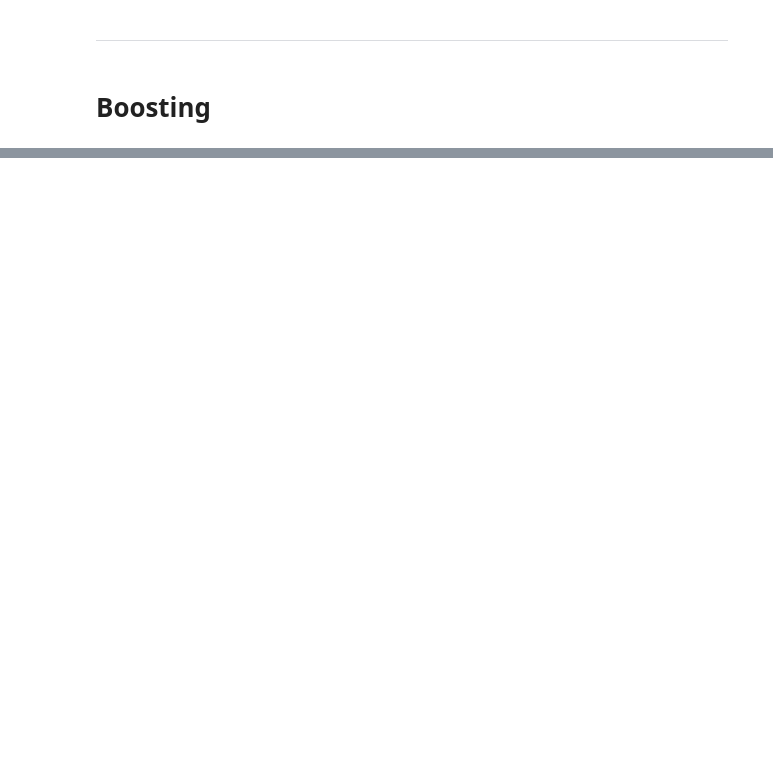
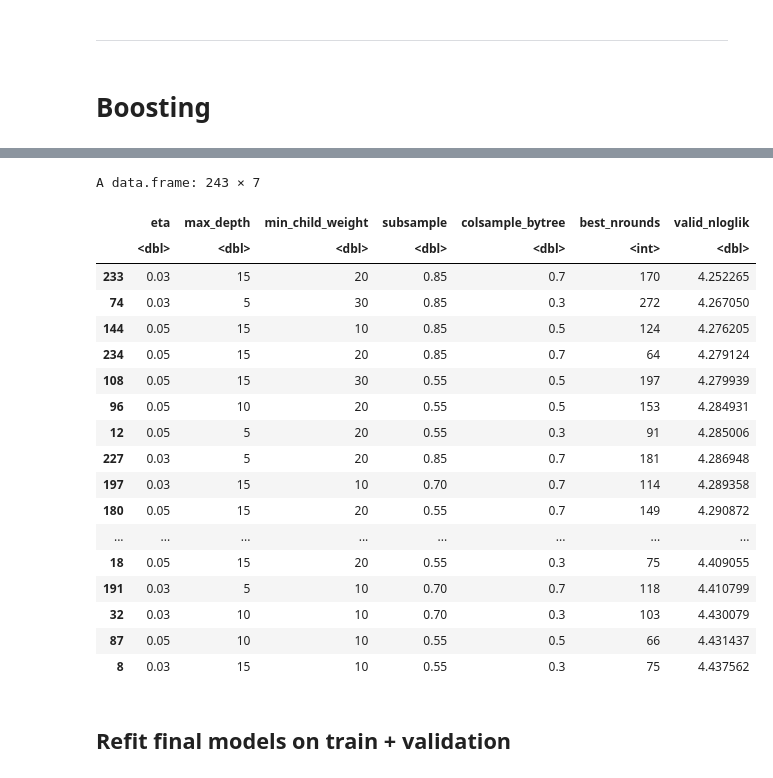
Before and after one commit to harrisdurrani/data_mining_project, a Jupyter notebook: Ensemble Tree Methods (R code).ipynb, the cells around one changed output, grey strips where cells are left out. Drawn from its saved outputs; the diff is of its cells as text; code cells hidden in the pictures; blank space fills up the shorter version.

```diff
--- a/Ensemble Tree Methods (R code).ipynb
+++ b/Ensemble Tree Methods (R code).ipynb
@@ -1324,0 +1600,25 @@ A data.frame: 2 × 2
+# %%
+dfc_xgb_valid_results <- dfc_xgb_valid_results[order(dfc_xgb_valid_results$valid_nloglik), ]
+dfc_xgb_valid_results
+# %% [output]
+A data.frame: 243 × 7
+|  | eta | max_depth | min_child_weight | subsample | colsample_bytree | best_nrounds | valid_nloglik |
+|  | <dbl> | <dbl> | <dbl> | <dbl> | <dbl> | <int> | <dbl> |
+| 233 | 0.03 | 15 | 20 | 0.85 | 0.7 | 170 | 4.252265 |
+| 74 | 0.03 | 5 | 30 | 0.85 | 0.3 | 272 | 4.267050 |
+| 144 | 0.05 | 15 | 10 | 0.85 | 0.5 | 124 | 4.276205 |
+| 234 | 0.05 | 15 | 20 | 0.85 | 0.7 | 64 | 4.279124 |
+| 108 | 0.05 | 15 | 30 | 0.55 | 0.5 | 197 | 4.279939 |
+| 96 | 0.05 | 10 | 20 | 0.55 | 0.5 | 153 | 4.284931 |
+| 12 | 0.05 | 5 | 20 | 0.55 | 0.3 | 91 | 4.285006 |
+| 227 | 0.03 | 5 | 20 | 0.85 | 0.7 | 181 | 4.286948 |
+| 197 | 0.03 | 15 | 10 | 0.70 | 0.7 | 114 | 4.289358 |
+| 180 | 0.05 | 15 | 20 | 0.55 | 0.7 | 149 | 4.290872 |
+| ... | ... | ... | ... | ... | ... | ... | ... |
+| 18 | 0.05 | 15 | 20 | 0.55 | 0.3 | 75 | 4.409055 |
+| 191 | 0.03 | 5 | 10 | 0.70 | 0.7 | 118 | 4.410799 |
+| 32 | 0.03 | 10 | 10 | 0.70 | 0.3 | 103 | 4.430079 |
+| 87 | 0.05 | 10 | 10 | 0.55 | 0.5 | 66 | 4.431437 |
+| 8 | 0.03 | 15 | 10 | 0.55 | 0.3 | 75 | 4.437562 |
+# %% [markdown]
+## Refit final models on train + validation
```
Also changed, not shown: parts of 38 cells of this notebook, 1 other file.
